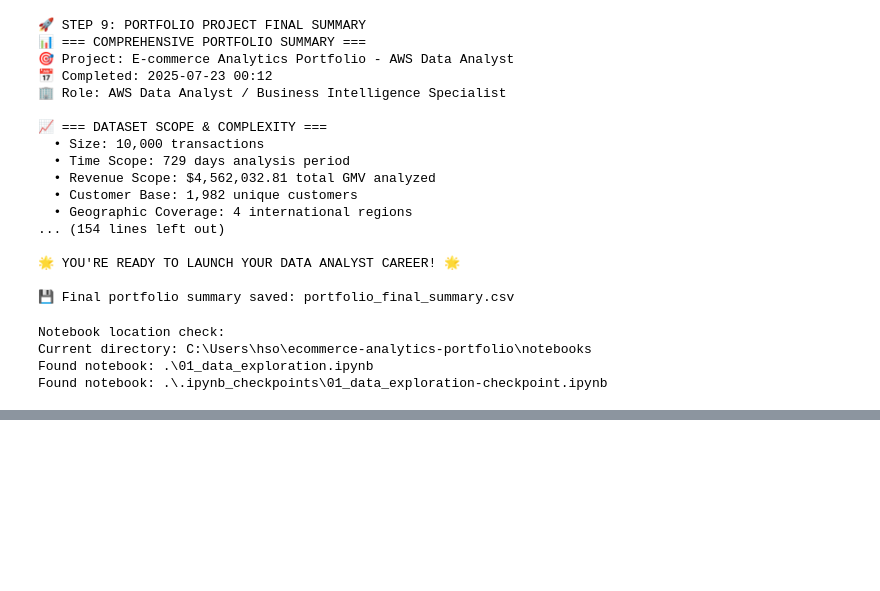
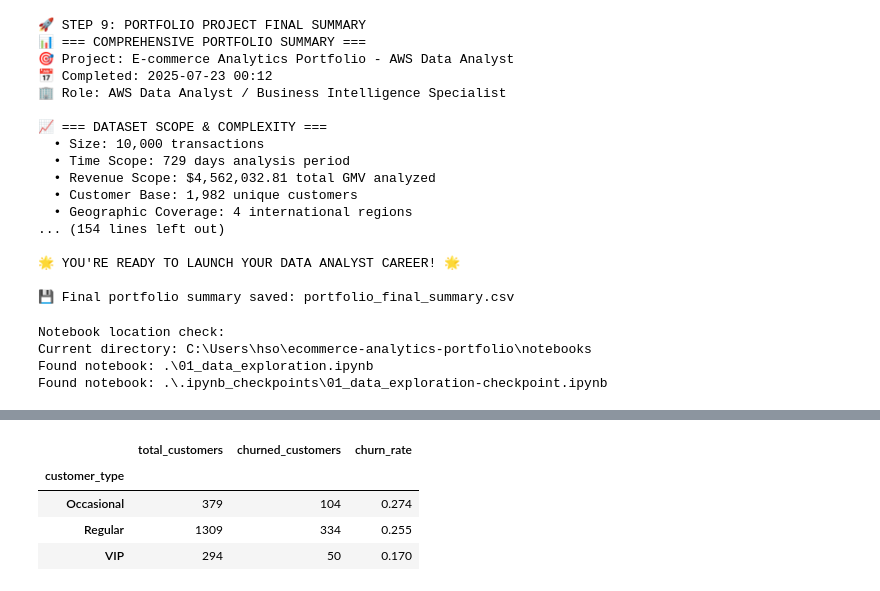
Before and after one commit to sodabasi/ecommerce-analytics-portfolio, a Jupyter notebook: notebooks/01_data_exploration.ipynb, the cells around one changed output, grey strips where cells are left out. Saved outputs shown, nothing was run; the diff lists cells and outputs as text; code cells hidden in the pictures; blank space fills up the shorter version.

```diff
--- a/notebooks/01_data_exploration.ipynb
+++ b/notebooks/01_data_exploration.ipynb
@@ -1415,0 +1497,95 @@ Found notebook: .\.ipynb_checkpoints\01_data_exploration-checkpoint.ipynb
+# %%
+print("\n🏷️ CREATING CHURN LABELS")
+
+# Define churn criteria (business logic)
+# A customer is considered "churned" if:
+# 1. No purchase in last 90 days (for analysis)
+# 2. Below average purchase frequency
+# 3. Declining spending pattern
+
+# Calculate churn thresholds
+avg_days_between_purchases = customer_behavior['days_since_last'].median()
+low_frequency_threshold = customer_behavior['purchase_frequency'].quantile(0.25)
+low_spending_threshold = customer_behavior['total_spent'].quantile(0.3)
+
+print(f"📊 Churn Definition Criteria:")
+print(f"  • Days since last purchase > {avg_days_between_purchases:.0f} days")
+print(f"  • Purchase frequency < {low_frequency_threshold:.2f} purchases/month")
+print(f"  • Total spending < ${low_spending_threshold:.0f}")
+
+# Create churn labels with multiple criteria
+def determine_churn_status(row):
+    """
+    Determine if customer has churned based on behavior
+    """
+    # High risk criteria
+    inactive_too_long = row['days_since_last'] > avg_days_between_purchases * 1.5
+    low_frequency = row['purchase_frequency'] < low_frequency_threshold
+    low_value = row['total_spent'] < low_spending_threshold
+
+    # Churn if meets 2+ criteria
+    churn_score = sum([inactive_too_long, low_frequency, low_value])
+
+    if churn_score >= 2:
+        return 1  # Churned
+    else:
+        return 0  # Active
+
+# Apply churn logic
+customer_behavior['is_churned'] = customer_behavior.apply(determine_churn_status, axis=1)
+
+# Analyze churn distribution
+churn_summary = customer_behavior['is_churned'].value_counts()
+churn_rate = churn_summary[1] / len(customer_behavior) * 100
+
+print(f"\n🎯 Churn Analysis Results:")
+print(f"  📈 Active Customers: {churn_summary[0]} ({(churn_summary[0]/len(customer_behavior)*100):.1f}%)")
+print(f"  📉 Churned Customers: {churn_summary[1]} ({churn_rate:.1f}%)")
+print(f"  🎯 Overall Churn Rate: {churn_rate:.1f}%")
+
+# Feature engineering for ML model
+print(f"\n🔧 Feature Engineering for ML Model...")
+
+# Encode categorical variables
+label_encoders = {}
+categorical_features = ['preferred_device', 'preferred_payment', 'region', 'customer_type']
+
+for feature in categorical_features:
+    le = LabelEncoder()
+    customer_behavior[f'{feature}_encoded'] = le.fit_transform(customer_behavior[feature].astype(str))
+    label_encoders[feature] = le
+
+# Create additional features
+customer_behavior['spending_per_transaction'] = customer_behavior['total_spent'] / customer_behavior['total_transactions']
+customer_behavior['avg_days_between_purchases'] = customer_behavior['customer_lifetime_days'] / customer_behavior['total_transactions']
+customer_behavior['is_high_value'] = (customer_behavior['total_spent'] > customer_behavior['total_spent'].quantile(0.75)).astype(int)
+customer_behavior['is_frequent_buyer'] = (customer_behavior['purchase_frequency'] > customer_behavior['purchase_frequency'].median()).astype(int)
+customer_behavior['rating_consistency'] = (customer_behavior['rating_variance'] < 0.5).astype(int)  # Low variance = consistent
+
+# Select features for modeling
+feature_columns = [
+    'total_transactions', 'total_spent', 'avg_order_value', 'spending_variance',
+    'total_quantity', 'avg_quantity', 'avg_rating', 'rating_variance',
+    'category_diversity', 'days_since_first', 'days_since_last',
+    'customer_lifetime_days', 'purchase_frequency', 'spending_per_transaction',
+    'avg_days_between_purchases', 'is_high_value', 'is_frequent_buyer',
+    'preferred_device_encoded', 'preferred_payment_encoded', 'region_encoded', 'customer_type_encoded'
+]
+
+# Create modeling dataset
+X = customer_behavior[feature_columns].copy()
+y = customer_behavior['is_churned'].copy()
+
+# Handle any remaining missing values
+X = X.fillna(X.median())
+
+print(f"✅ Feature engineering completed!")
+print(f"📊 Features for modeling: {len(feature_columns)}")
+print(f"📈 Dataset shape: {X.shape}")
+
+# Display churn rate by key segments
+print(f"\n📊 Churn Rate by Customer Segments:")
+churn_by_type = customer_behavior.groupby('customer_type')['is_churned'].agg(['count', 'sum', 'mean']).round(3)
+churn_by_type.columns = ['total_customers', 'churned_customers', 'churn_rate']
+display(churn_by_type)
+# %% [output]
@@ -1415,0 +1609,5 @@ Found notebook: .\.ipynb_checkpoints\01_data_exploration-checkpoint.ipynb
+|  | total_customers | churned_customers | churn_rate |
+| customer_type |  |  |  |
+| Occasional | 379 | 104 | 0.274 |
+| Regular | 1309 | 334 | 0.255 |
+| VIP | 294 | 50 | 0.170 |
```
Also changed, not shown: parts of 5 cells of this notebook.
